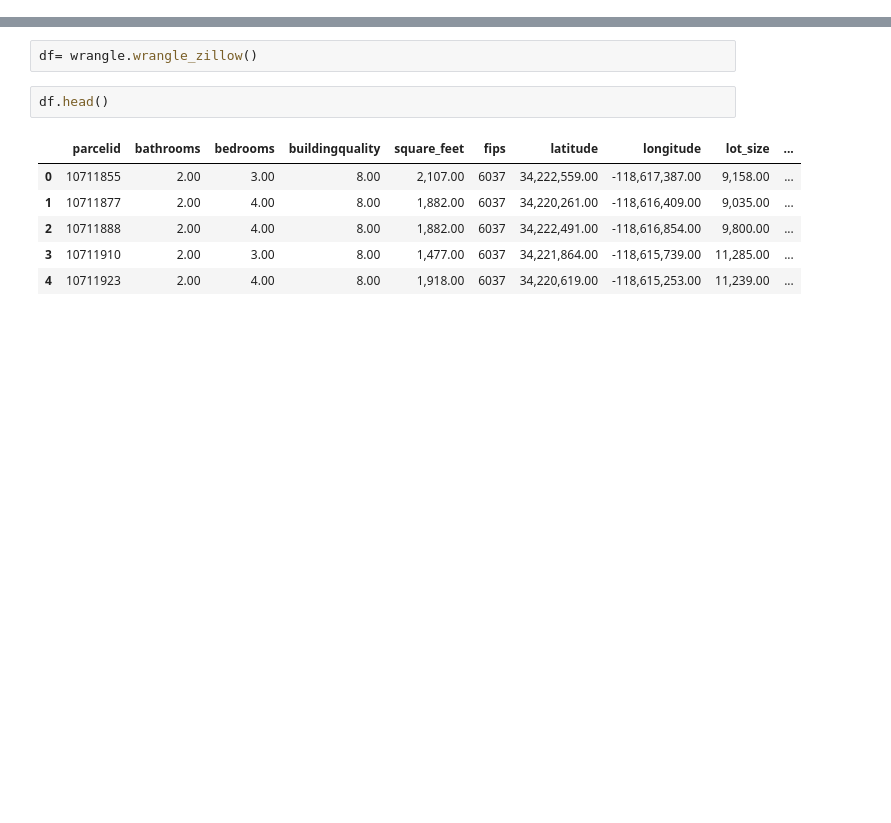
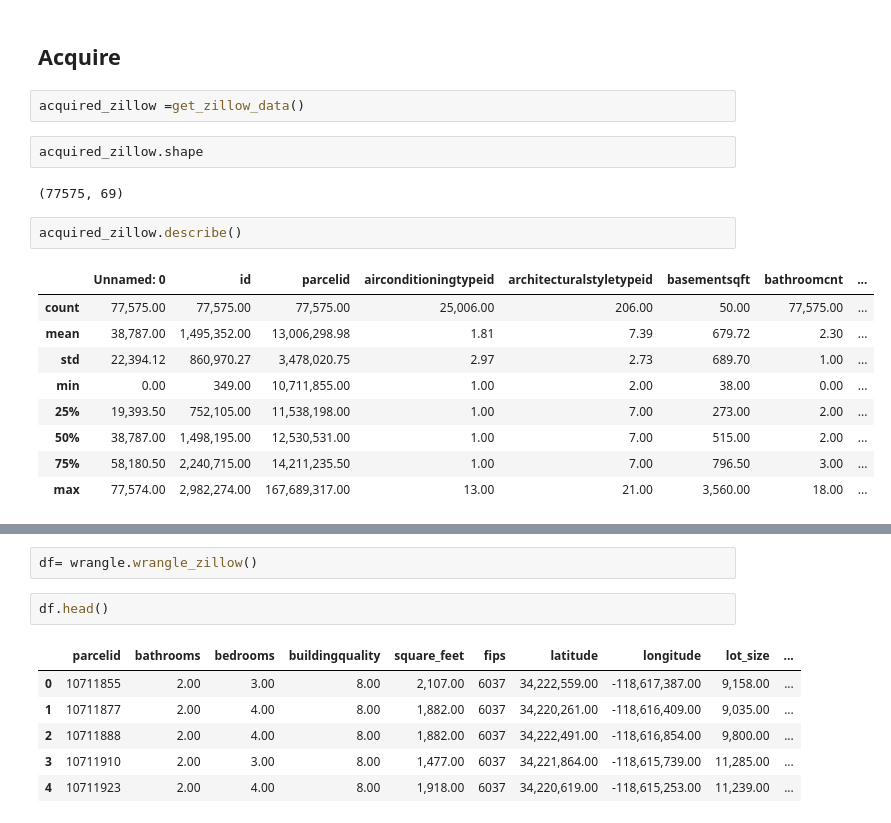
Before and after one commit to B-G-Clustering/zillow-clustering-project, a Jupyter notebook: workbook.ipynb, the cells around one changed output, grey strips where cells are left out. Cells and saved outputs as stored; diff of their text form; blank space fills up the shorter version.

```diff
--- a/workbook.ipynb
+++ b/workbook.ipynb
@@ -20,3 +28,23 @@ from sklearn.model_selection import learning_curve
 
 pd.options.display.float_format = '{:20,.2f}'.format
 pd.set_option('display.max_columns', 80)
+# %% [markdown]
+## Acquire
+# %%
+acquired_zillow =get_zillow_data()
+# %%
+acquired_zillow.shape
+# %% [output]
+(77575, 69)
+# %%
+acquired_zillow.describe()
+# %% [output]
+|  | Unnamed: 0 | id | parcelid | airconditioningtypeid | architecturalstyletypeid | basementsqft | bathroomcnt | ... |
+| count | 77,575.00 | 77,575.00 | 77,575.00 | 25,006.00 | 206.00 | 50.00 | 77,575.00 | ... |
+| mean | 38,787.00 | 1,495,352.00 | 13,006,298.98 | 1.81 | 7.39 | 679.72 | 2.30 | ... |
+| std | 22,394.12 | 860,970.27 | 3,478,020.75 | 2.97 | 2.73 | 689.70 | 1.00 | ... |
+| min | 0.00 | 349.00 | 10,711,855.00 | 1.00 | 2.00 | 38.00 | 0.00 | ... |
+| 25% | 19,393.50 | 752,105.00 | 11,538,198.00 | 1.00 | 7.00 | 273.00 | 2.00 | ... |
+| 50% | 38,787.00 | 1,498,195.00 | 12,530,531.00 | 1.00 | 7.00 | 515.00 | 2.00 | ... |
+| 75% | 58,180.50 | 2,240,715.00 | 14,211,235.50 | 1.00 | 7.00 | 796.50 | 3.00 | ... |
+| max | 77,574.00 | 2,982,274.00 | 167,689,317.00 | 13.00 | 21.00 | 3,560.00 | 18.00 | ... |
```
Also changed, not shown: parts of 13 cells of this notebook.
